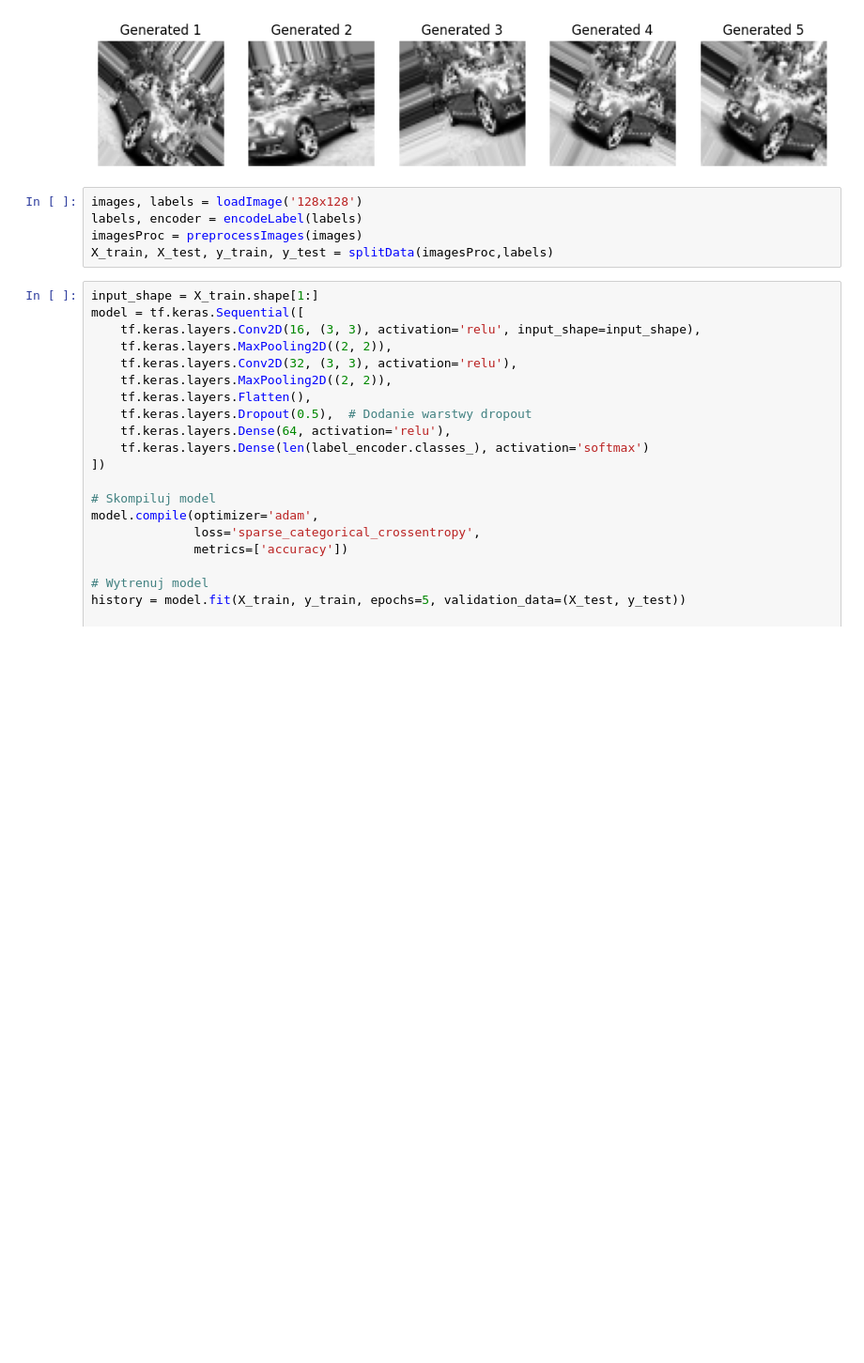
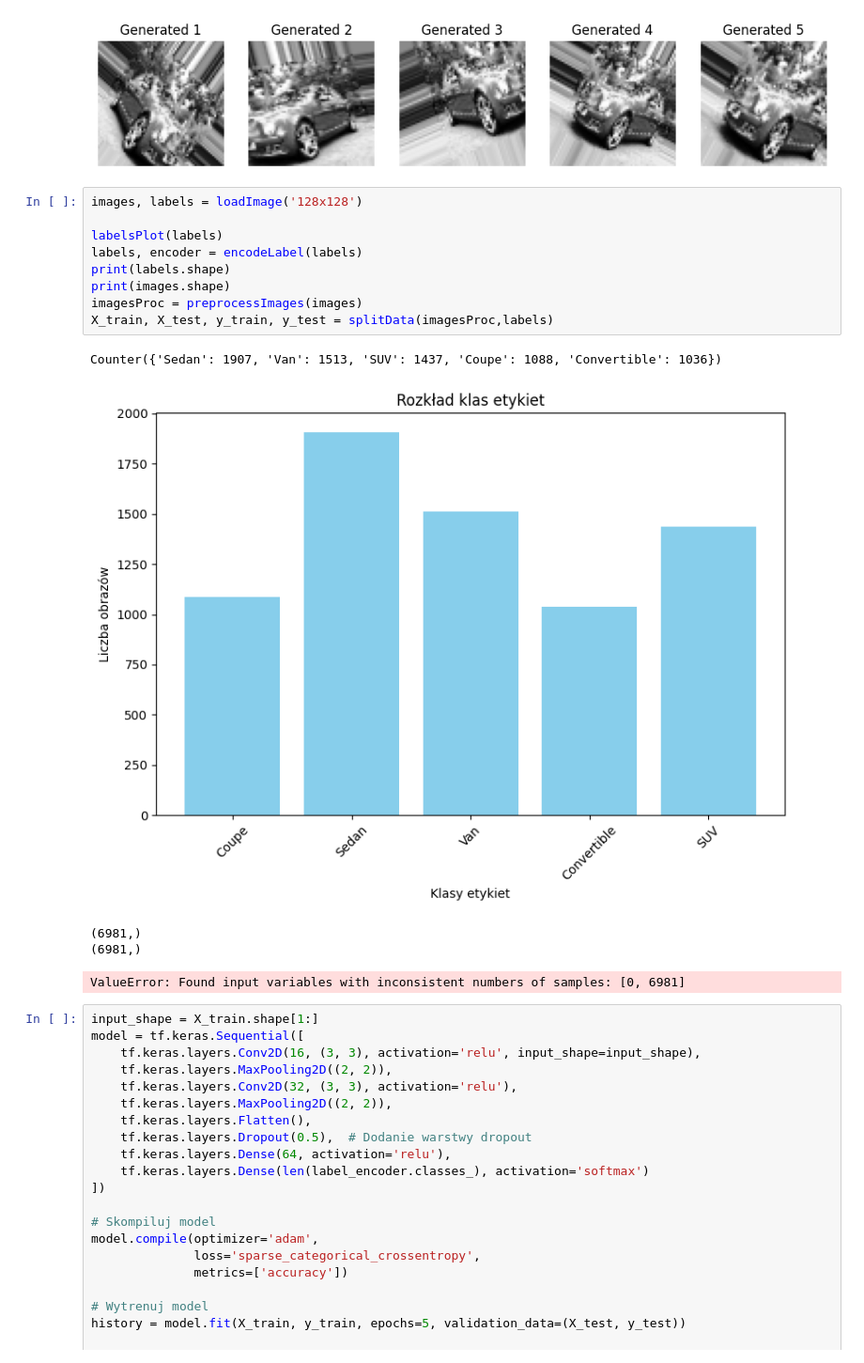
Before and after one commit to Czarkowski/ITML_Project, a Jupyter notebook: main.ipynb, the cells around one changed output. Shown at 94% size. Saved outputs shown, nothing was run; the diff lists cells and outputs as text; blank space fills up the shorter version.

```diff
--- a/main.ipynb
+++ b/main.ipynb
@@ -451,9 +486,19 @@ plt.show()
 [figure]
 # %%
 images, labels = loadImage('128x128')
+
+labelsPlot(labels)
 labels, encoder = encodeLabel(labels)
+print(labels.shape)
+print(images.shape)
 imagesProc = preprocessImages(images)
 X_train, X_test, y_train, y_test = splitData(imagesProc,labels)
+# %% [output]
+Counter({'Sedan': 1907, 'Van': 1513, 'SUV': 1437, 'Coupe': 1088, 'Convertible': 1036})
+[figure, added]
+(6981,)
+(6981,)
+ValueError: Found input variables with inconsistent numbers of samples: [0, 6981]
 # %%
 input_shape = X_train.shape[1:]
 model = tf.keras.Sequential([
```
Also changed, not shown: parts of 4 cells of this notebook.
